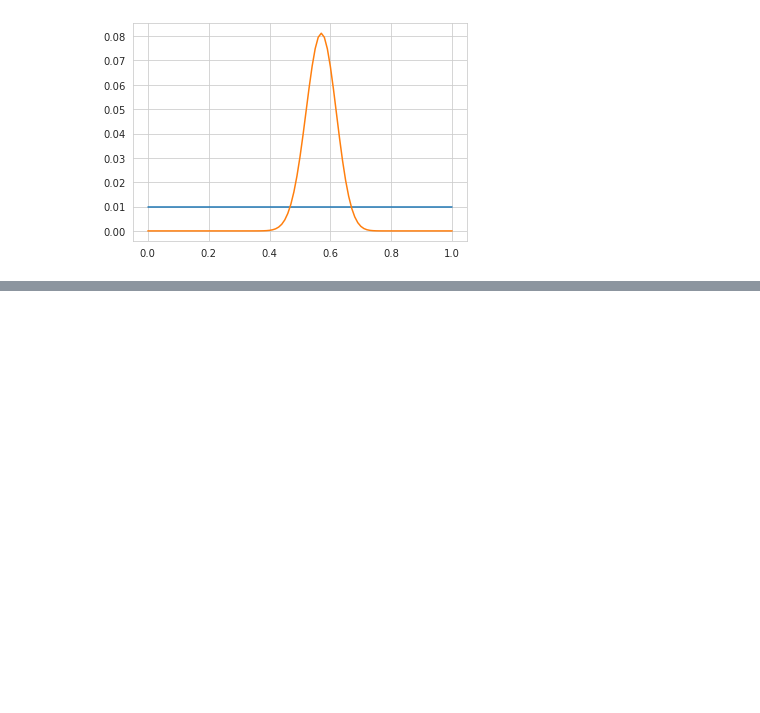
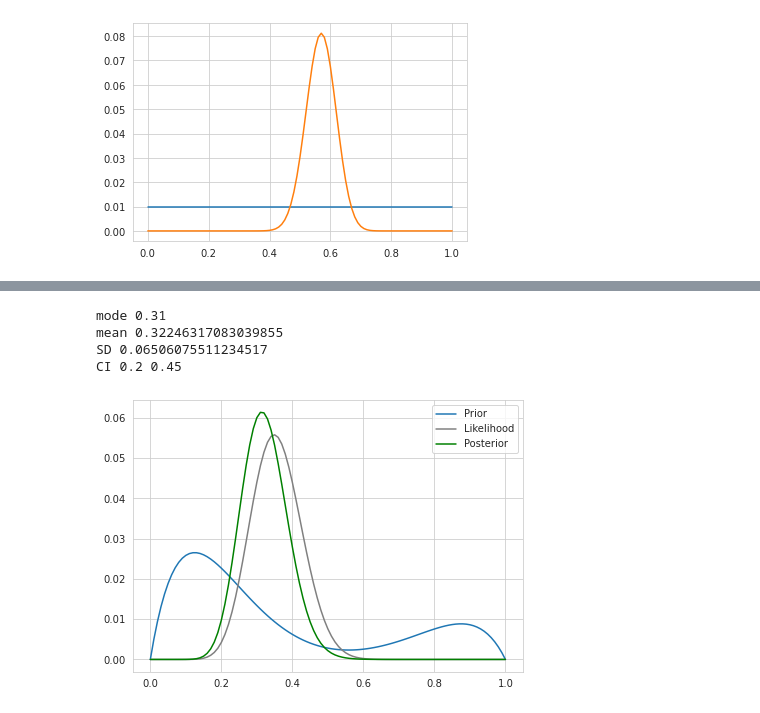
Before and after one commit to WHITSNAK/sta_602, a Jupyter notebook: HW2.ipynb, the cells around one changed output, grey strips where cells are left out. Drawn from its saved outputs; the diff is of its cells as text; code cells hidden in the pictures; blank space fills up the shorter version.

```diff
--- a/HW2.ipynb
+++ b/HW2.ipynb
@@ -132,0 +133,32 @@ fig.show()
+# %%
+prior_1 = get_beta_pdfs(2, 8)
+prior_2 = get_beta_pdfs(8, 2)
+prior = (prior_1 * 0.75 + prior_2 * 0.25)
+prior = prior / prior.sum()
+
+likelihoods = get_binom_pmfs(43, 15, prior.index.values)
+post = (likelihoods * prior) / (likelihoods * prior).sum()
+
+fig, ax = plt.subplots(figsize=(7, 5))
+
+prior.plot(label='Prior', ax=ax)
+(likelihoods / likelihoods.sum()).plot(label='Likelihood', ax=ax, color='grey')
+post.plot(label='Posterior', ax=ax, color='green')
+
+ax.legend()
+fig.show()
+
+mu = (post.index.values * post.values).sum()
+print('mode', post.idxmax())
+print('mean', mu)
+print('SD', np.sqrt((post.index.values**2 * post.values).sum() - mu**2))
+
+cdf = post.cumsum()
+ci = post[(cdf < 0.975) & (cdf > 0.025)]
+print('CI', ci.index[0], ci.index[-1])
+# %% [output]
+mode 0.31
+mean 0.32246317083039855
+SD 0.06506075511234517
+CI 0.2 0.45
+[figure, added]
```
Also changed, not shown: parts of 10 cells of this notebook, 10 other files.
